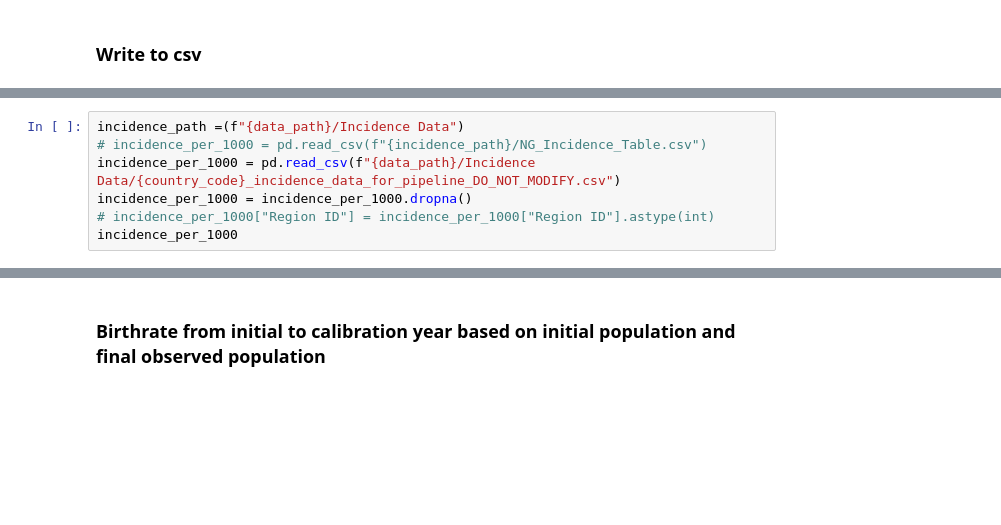
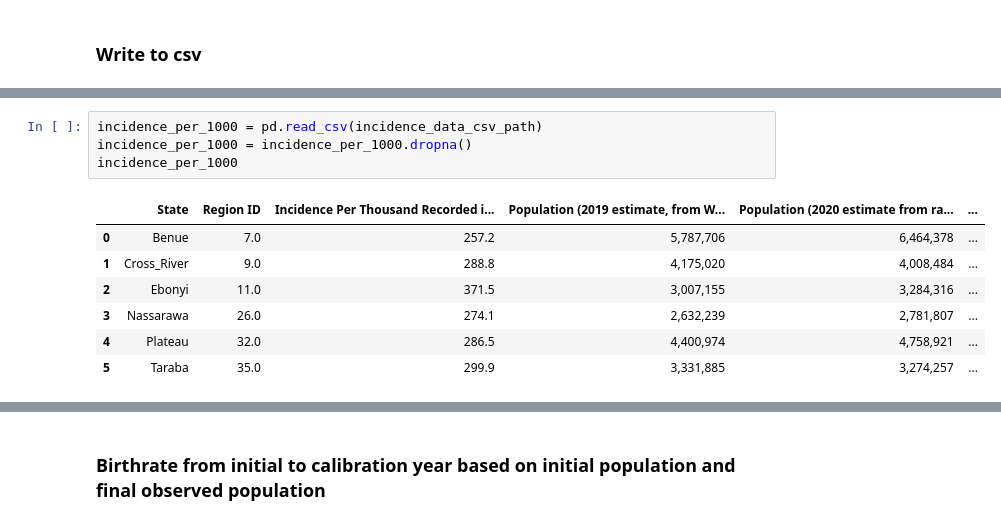
Before and after one commit to darayus-gorimaar/Calibration_Pipeline_v7_NG-SE, a Jupyter notebook: population_validation/0_1_calibration_prepare_population_and_incidence.ipynb, the cells around one changed output, grey strips where cells are left out. Drawn from its saved outputs; the diff is of its cells as text; blank space fills up the shorter version.

```diff
--- a/population_validation/0_1_calibration_prepare_population_and_incidence.ipynb
+++ b/population_validation/0_1_calibration_prepare_population_and_incidence.ipynb
@@ -219,10 +276,15 @@ pop_df
 # %%
-incidence_path =(f"{data_path}/Incidence Data")
-# incidence_per_1000 = pd.read_csv(f"{incidence_path}/NG_Incidence_Table.csv")
-incidence_per_1000 = pd.read_csv(f"{data_path}/Incidence Data/{country_code}_incidence_data_for_pipeline_DO_NOT_MODIFY.csv")
+incidence_per_1000 = pd.read_csv(incidence_data_csv_path)
 incidence_per_1000 = incidence_per_1000.dropna()
-# incidence_per_1000["Region ID"] = incidence_per_1000["Region ID"].astype(int)
 incidence_per_1000
+# %% [output]
+|  | State | Region ID | Incidence Per Thousand Recorded i... | Population (2019 estimate, from W... | Population (2020 estimate from ra... | ... |
+| 0 | Benue | 7.0 | 257.2 | 5,787,706 | 6,464,378 | ... |
+| 1 | Cross_River | 9.0 | 288.8 | 4,175,020 | 4,008,484 | ... |
+| 2 | Ebonyi | 11.0 | 371.5 | 3,007,155 | 3,284,316 | ... |
+| 3 | Nassarawa | 26.0 | 274.1 | 2,632,239 | 2,781,807 | ... |
+| 4 | Plateau | 32.0 | 286.5 | 4,400,974 | 4,758,921 | ... |
+| 5 | Taraba | 35.0 | 299.9 | 3,331,885 | 3,274,257 | ... |
 # %%
 data_df = pop_df.merge(incidence_per_1000, left_on="district_id", right_on="Region ID", how="left")
 data_df
```
Also changed, not shown: parts of 19 cells of this notebook, 20 other files.
